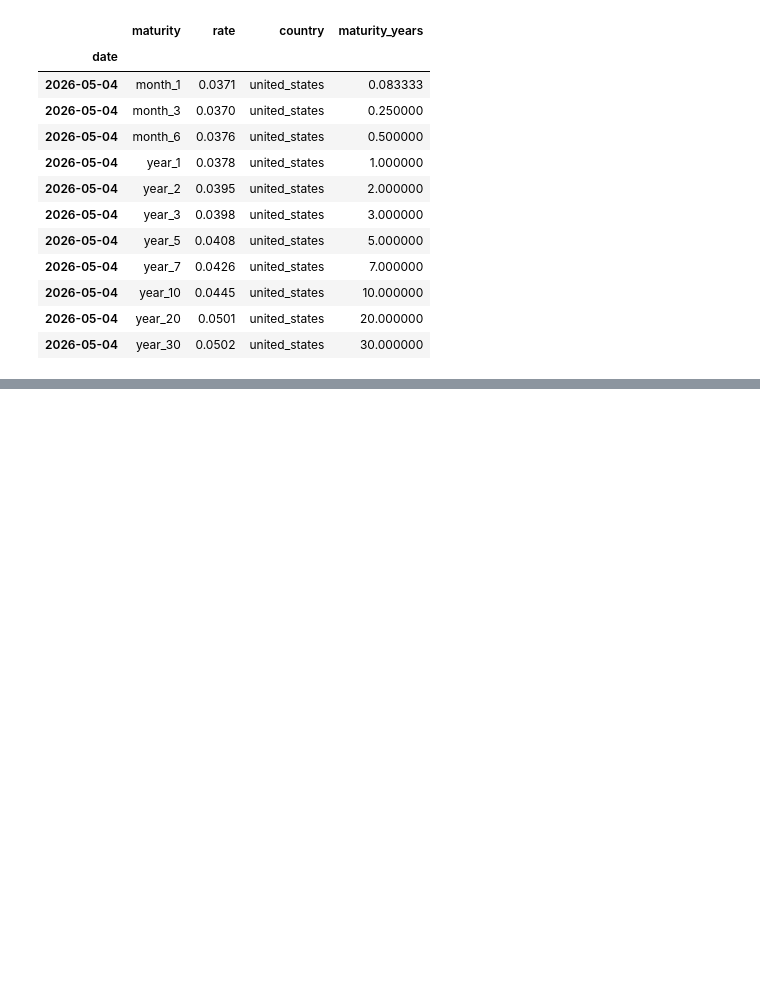
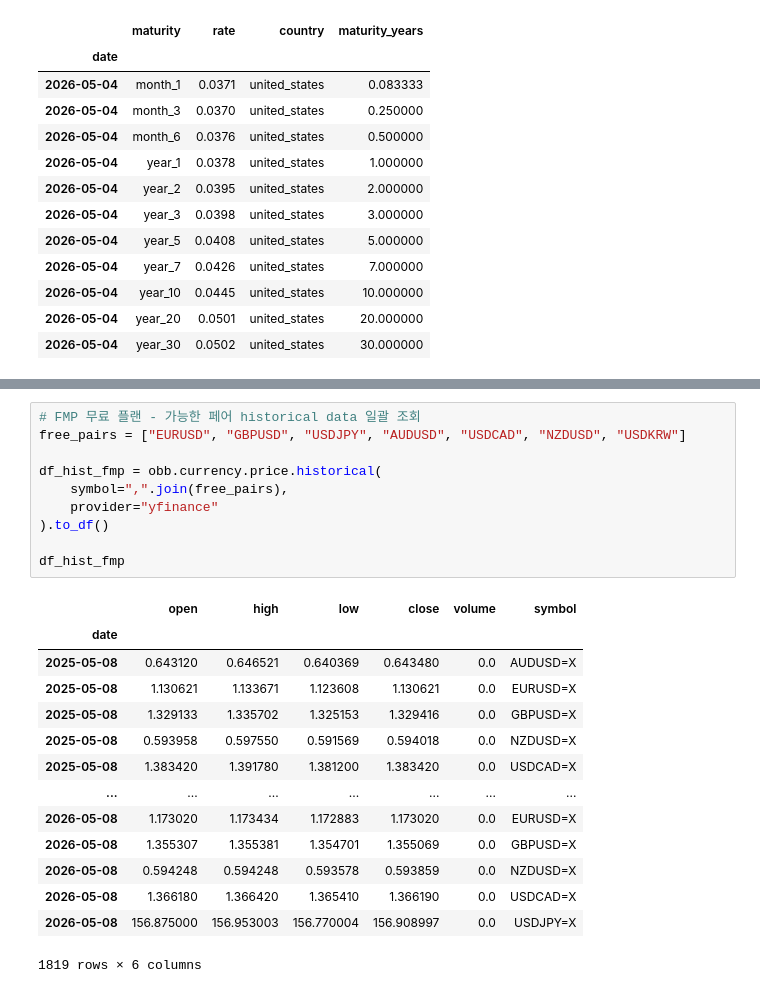
Before and after one commit to dkunyoon/dashboard, a Jupyter notebook: import_market_data.ipynb, the cells around one changed output, grey strips where cells are left out. Cells and saved outputs as stored; diff of their text form; blank space fills up the shorter version.

```diff
--- a/import_market_data.ipynb
+++ b/import_market_data.ipynb
@@ -109,0 +316,25 @@ obb.news.company(symbol="PLTR", provider="yfinance").to_df()
+# %%
+# FMP 무료 플랜 - 가능한 페어 historical data 일괄 조회
+free_pairs = ["EURUSD", "GBPUSD", "USDJPY", "AUDUSD", "USDCAD", "NZDUSD", "USDKRW"]
+
+df_hist_fmp = obb.currency.price.historical(
+    symbol=",".join(free_pairs),
+    provider="yfinance"
+).to_df()
+
+df_hist_fmp
+# %% [output]
+|  | open | high | low | close | volume | symbol |
+| date |  |  |  |  |  |  |
+| 2025-05-08 | 0.643120 | 0.646521 | 0.640369 | 0.643480 | 0.0 | AUDUSD=X |
+| 2025-05-08 | 1.130621 | 1.133671 | 1.123608 | 1.130621 | 0.0 | EURUSD=X |
+| 2025-05-08 | 1.329133 | 1.335702 | 1.325153 | 1.329416 | 0.0 | GBPUSD=X |
+| 2025-05-08 | 0.593958 | 0.597550 | 0.591569 | 0.594018 | 0.0 | NZDUSD=X |
+| 2025-05-08 | 1.383420 | 1.391780 | 1.381200 | 1.383420 | 0.0 | USDCAD=X |
+| ... | ... | ... | ... | ... | ... | ... |
+| 2026-05-08 | 1.173020 | 1.173434 | 1.172883 | 1.173020 | 0.0 | EURUSD=X |
+| 2026-05-08 | 1.355307 | 1.355381 | 1.354701 | 1.355069 | 0.0 | GBPUSD=X |
+| 2026-05-08 | 0.594248 | 0.594248 | 0.593578 | 0.593859 | 0.0 | NZDUSD=X |
+| 2026-05-08 | 1.366180 | 1.366420 | 1.365410 | 1.366190 | 0.0 | USDCAD=X |
+| 2026-05-08 | 156.875000 | 156.953003 | 156.770004 | 156.908997 | 0.0 | USDJPY=X |
+1819 rows × 6 columns
```
Also changed, not shown: parts of 20 cells of this notebook, 2 other files.
